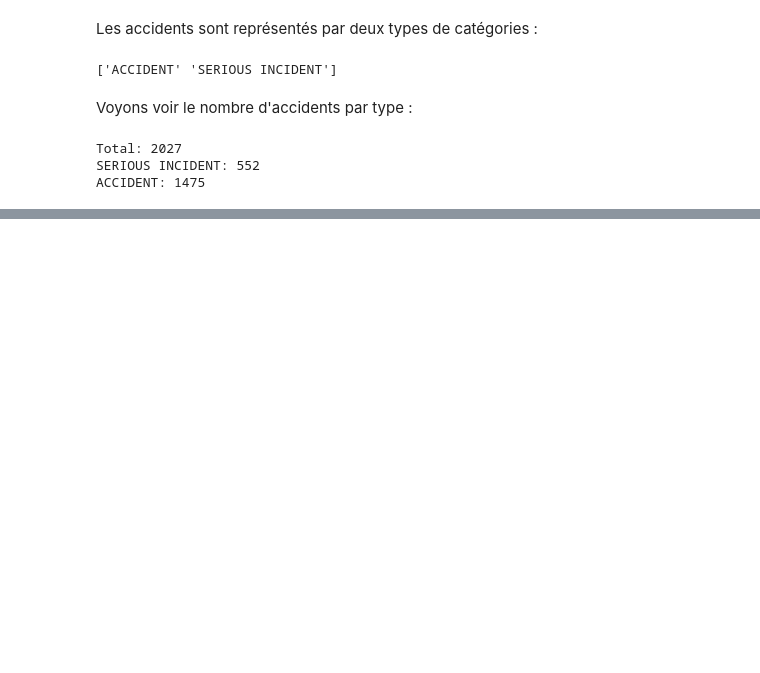
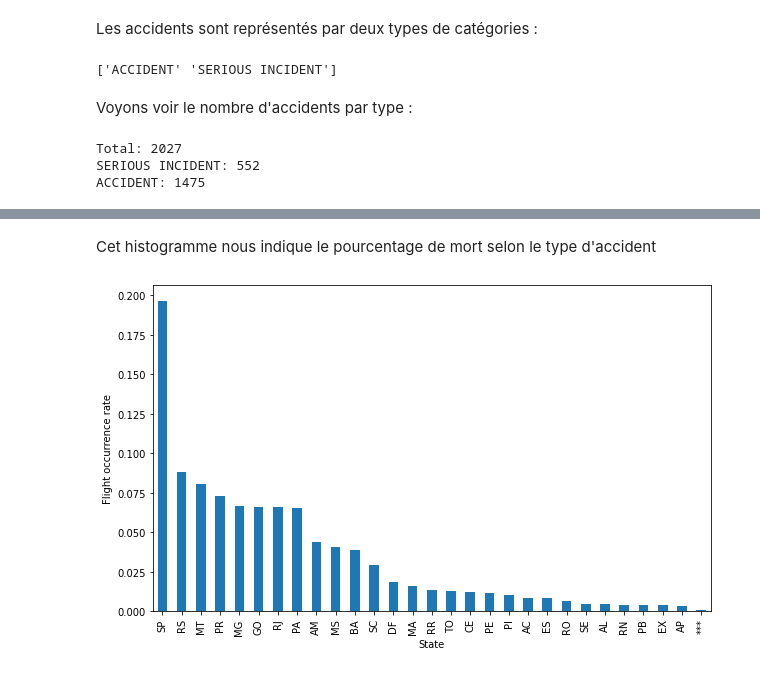
Before and after one commit to Ayoub-Moutaouakil/ProjetPythonDA, a Jupyter notebook: ProjetPythonDA.ipynb, the cells around one changed output, grey strips where cells are left out. Drawn from its saved outputs; the diff is of its cells as text; code cells hidden in the pictures; blank space fills up the shorter version.

```diff
--- a/ProjetPythonDA.ipynb
+++ b/ProjetPythonDA.ipynb
@@ -73,21 +76,0 @@ On remarque qu'il y'a beaucoup moins d'accidents grave que d'accidents normaux
-# %%
-accident_fatalities = 0
-serious_accident_fatalities = 0
-
-for count, occ in enumerate(occurrences['classification']):
-  if occ == "ACCIDENT" :
-    for count1, occ1 in enumerate(aircrafts['occurrence_id']):
-      if occ1 == occurrences['occurrence_id'][count] :
-        accident_fatalities += aircrafts['fatalities_amount'][count1]
-
-for count2, occ2 in enumerate(occurrences['classification']):
-  if occ2 == "SERIOUS INCIDENT" :
-    for count3, occ3 in enumerate(aircrafts['occurrence_id']):
-      if occ3 == occurrences['occurrence_id'][count2] :
-        serious_accident_fatalities += aircrafts['fatalities_amount'][count3]
-
-total = accident_fatalities + serious_accident_fatalities
-
-print("Total : " + str(total))
-print("ACCIDENT DEATHS : " + str(accident_fatalities))
-print("SERIOUS INCIDENT DEATHS : " + str(serious_accident_fatalities))
@@ -104,0 +111,21 @@ mergetable
+# %% [markdown]
+Cet histogramme nous indique le pourcentage de mort selon le type d'accident
+# %%
+pays_frequence_dic = {}
+
+for occ in mergetable['fu'].unique():
+    pays_frequence_dic[occ] = mergetable['fu'][mergetable['fu'] == occ].count() / mergetable['fu'].count()
+
+pays_frequence = pandas.Series(pays_frequence_dic)
+
+fig, axes = plt.subplots(figsize=(10.,6.))
+
+pays_frequence.sort_values(ascending=False).plot(kind='bar')
+
+axes.set_xlabel('State')
+axes.set_ylabel('Flight occurrence rate')
+
+plt.show()
+plt.close()
+# %% [output]
+[figure, added]
```
Also changed, not shown: parts of 21 cells of this notebook.
